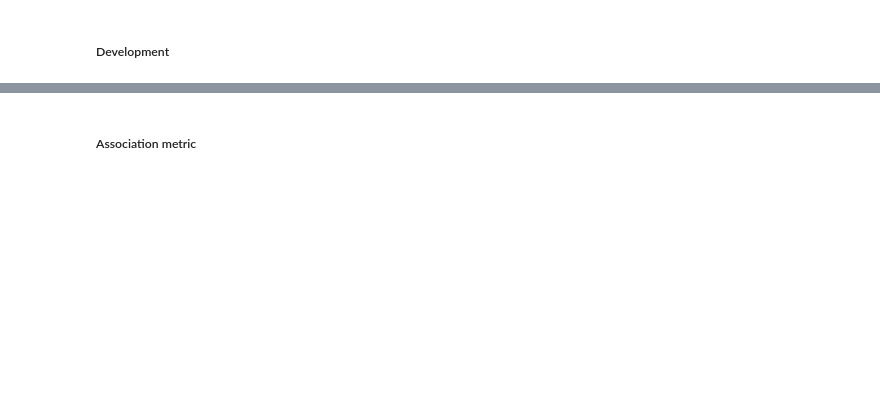
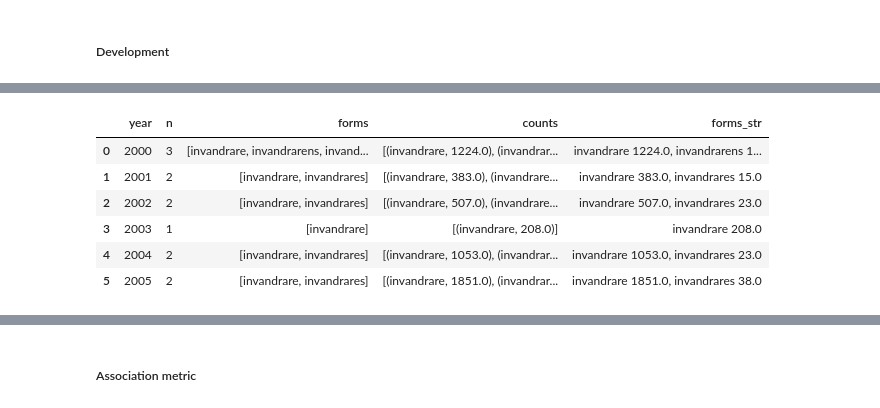
Before and after one commit to mboholm/dw_change, a Jupyter notebook: analysis/replacement.ipynb, the cells around one changed output, grey strips where cells are left out. Drawn from its saved outputs; the diff is of its cells as text; code cells hidden in the pictures; blank space fills up the shorter version.

Commit message:
update on replaacement modeling

```diff
--- a/analysis/replacement.ipynb
+++ b/analysis/replacement.ipynb
@@ -230,3 +853,5 @@ def check_models():
 # %%
 models_at = Path("/home/max/Results/fb_pol-yearly-rad3/models")
-vocabs_at = Path("/home/max/Corpora/flashback-pol-time/yearly/fb-pt-radical3-v0/vocab")
+vocabs_at = Path("/home/max/Corpora/flashback-pol-time/yearly/fb-pt-radical3/vocab")
+# %%
+summary, sim_mtrx = collect_forms("invandrare", models_at, vocabs_at, stop = 2005)
@@ -232,0 +873,10 @@ vocabs_at = Path("/home/max/Corpora/flashback-pol-time/yearly/fb-pt-radical3-v0/
+# %%
+pd.DataFrame(summary)
+# %% [output]
+|  | year | n | forms | counts | forms_str |
+| 0 | 2000 | 3 | [invandrare, invandrarens, invand... | [(invandrare, 1224.0), (invandrar... | invandrare 1224.0, invandrarens 1... |
+| 1 | 2001 | 2 | [invandrare, invandrares] | [(invandrare, 383.0), (invandrare... | invandrare 383.0, invandrares 15.0 |
+| 2 | 2002 | 2 | [invandrare, invandrares] | [(invandrare, 507.0), (invandrare... | invandrare 507.0, invandrares 23.0 |
+| 3 | 2003 | 1 | [invandrare] | [(invandrare, 208.0)] | invandrare 208.0 |
+| 4 | 2004 | 2 | [invandrare, invandrares] | [(invandrare, 1053.0), (invandrar... | invandrare 1053.0, invandrares 23.0 |
+| 5 | 2005 | 2 | [invandrare, invandrares] | [(invandrare, 1851.0), (invandrar... | invandrare 1851.0, invandrares 38.0 |
```
Also changed, not shown: parts of 74 cells of this notebook.
